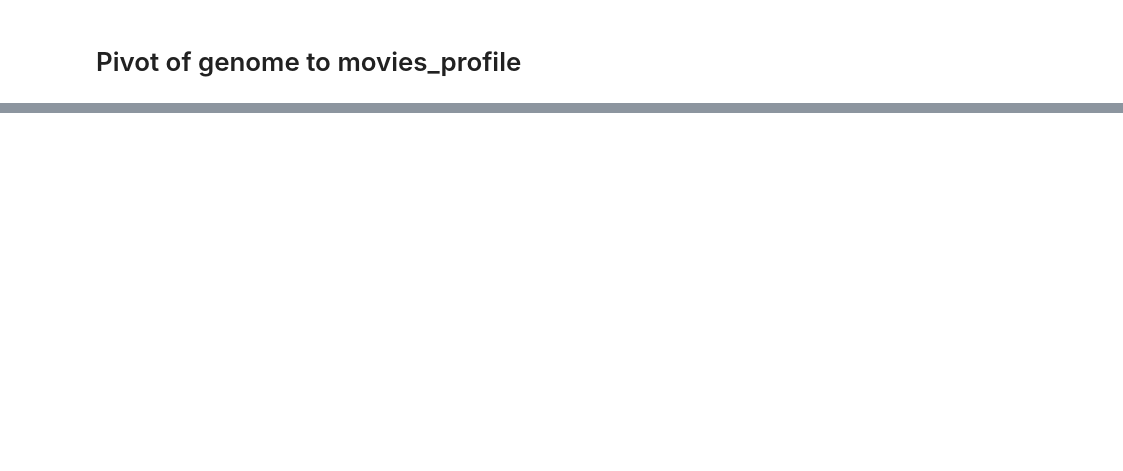
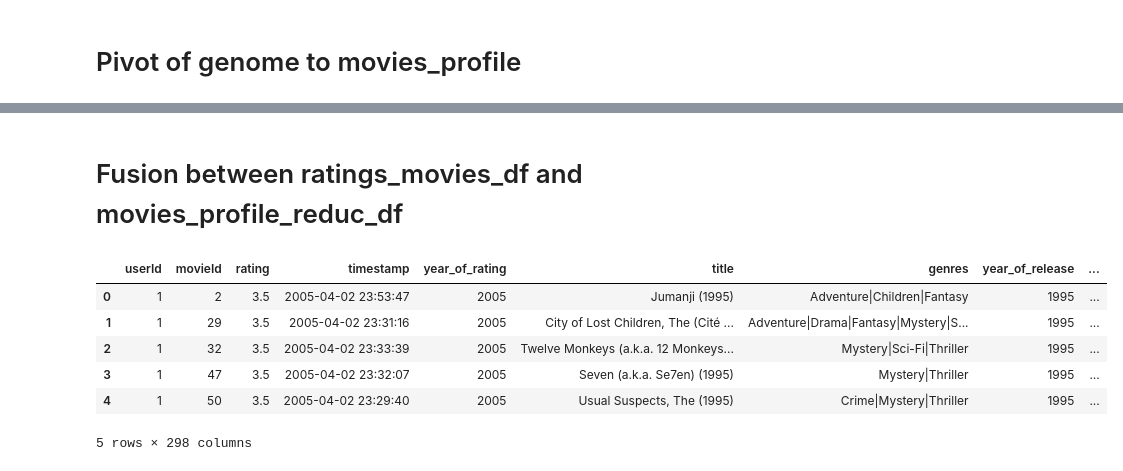
Before and after one commit to DataScientest-Studio/jun26_reco_systeme, a Jupyter notebook: notebooks/total_data_base.ipynb, the cells around one changed output, grey strips where cells are left out. Drawn from its saved outputs; the diff is of its cells as text; code cells hidden in the pictures; blank space fills up the shorter version.

```diff
--- a/notebooks/total_data_base.ipynb
+++ b/notebooks/total_data_base.ipynb
@@ -71,0 +180,26 @@ display(movies_ratings_profile_df.head(5))
+# %% [markdown]
+# Fusion between ratings_movies_df and movies_profile_reduc_df
+# %%
+# initially we wanted to merge the ratings_movies_df and movies_profile_df dataframes
+# on 'movieId' to have a combined dataframe with all ratings and all tags for each movie.
+# Unfortunately, below, the two lines of code (in dash lines) could not be executed because
+#they exhausted the memory of my computer:
+# the kernel ran out of memory and crashed.
+# (peak at 17 GB RAM while my computer has 8 GB RAM)
+#movies_ratings_profile_df = ratings_movies_df.merge(movies_profile_df, on="movieId", how="left")
+#display(movies_ratings_profile_df.head(5))
+
+# but now, let's try to merge the ratings_movies_df and movies_profile_reduc_df dataframes.
+# Maybe, since we devided the number of columns of movies_profile_df by 4 (from 1128 to 270 in movies_profile_reduc_df),
+# the kernel will be able to handle it.
+
+movies_ratings_profile_df = ratings_movies_df.merge(movies_profile_reduc_df, on="movieId", how="left")
+display(movies_ratings_profile_df.head(5))
+# %% [output]
+|  | userId | movieId | rating | timestamp | year_of_rating | title | genres | year_of_release | ... |
+| 0 | 1 | 2 | 3.5 | 2005-04-02 23:53:47 | 2005 | Jumanji (1995) | Adventure|Children|Fantasy | 1995 | ... |
+| 1 | 1 | 29 | 3.5 | 2005-04-02 23:31:16 | 2005 | City of Lost Children, The (Cité ... | Adventure|Drama|Fantasy|Mystery|S... | 1995 | ... |
+| 2 | 1 | 32 | 3.5 | 2005-04-02 23:33:39 | 2005 | Twelve Monkeys (a.k.a. 12 Monkeys... | Mystery|Sci-Fi|Thriller | 1995 | ... |
+| 3 | 1 | 47 | 3.5 | 2005-04-02 23:32:07 | 2005 | Seven (a.k.a. Se7en) (1995) | Mystery|Thriller | 1995 | ... |
+| 4 | 1 | 50 | 3.5 | 2005-04-02 23:29:40 | 2005 | Usual Suspects, The (1995) | Crime|Mystery|Thriller | 1995 | ... |
+5 rows × 298 columns
```
Also changed, not shown: parts of 14 cells of this notebook, 7 other files.
